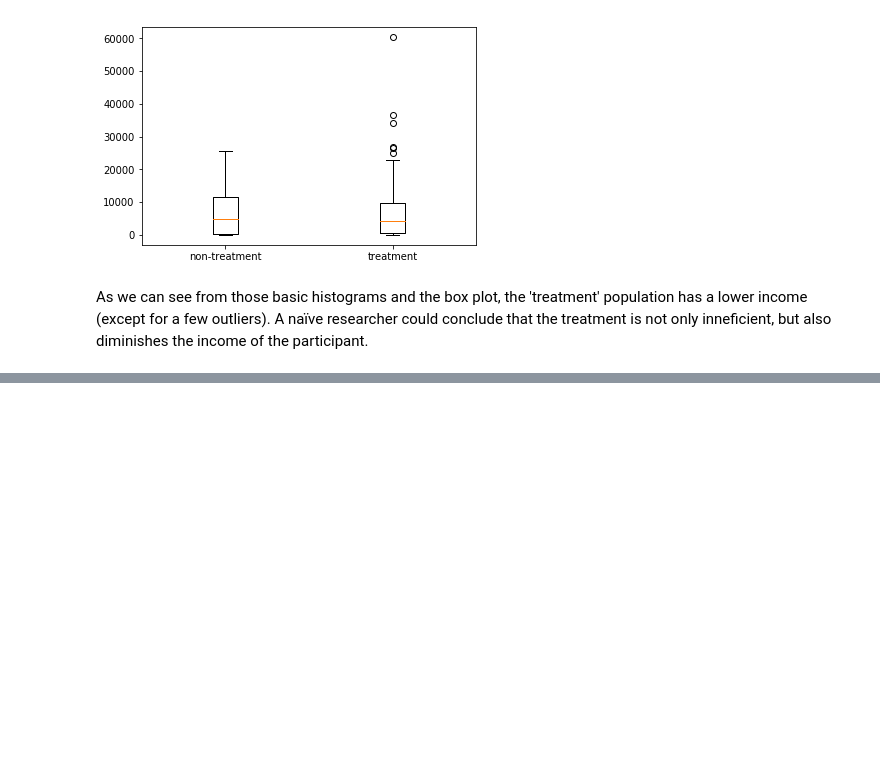
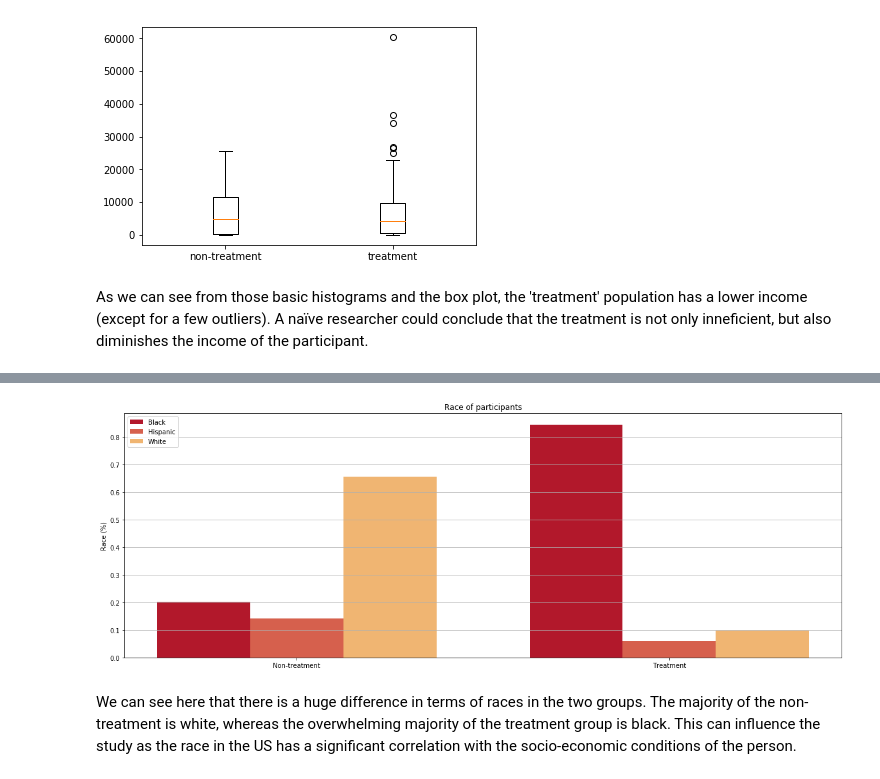
Before and after one commit to RadoslawDryzner/LeRepoDuGuerrier, a Jupyter notebook: Homework04/Homework 4.ipynb, the cells around one changed output, grey strips where cells are left out. Drawn from its saved outputs; the diff is of its cells as text; code cells hidden in the pictures; blank space fills up the shorter version.

```diff
--- a/Homework04/Homework 4.ipynb
+++ b/Homework04/Homework 4.ipynb
@@ -30,6 +30,9 @@ data
 # %%
 data_non_treatment = data[data.treat == 0][['re78']].values
 data_treatment = data[data.treat == 1][['re78']].values
+
+non_treatment_count = len(data_non_treatment)
+treatment_count = len(data_treatment)
 # %%
 plt.hist(data_non_treatment, range=[0, 40000])
 plt.title("Histogram of revenue for non-treatment")
@@ -57,0 +87,34 @@ A naïve researcher could conclude that the treatment is not only inneficient, b
+# %%
+black_non_treatment = len(data[(data.treat == 0) & (data.black == 1)])
+hispan_non_treatment = len(data[(data.treat == 0) & (data.hispan == 1)])
+white_non_treatment = non_treatment_count - black_non_treatment - hispan_non_treatment
+
+black_treatment = len(data[(data.treat == 1) & (data.black == 1)])
+hispan_treatment = len(data[(data.treat == 1) & (data.hispan == 1)])
+white_treatment = treatment_count - black_treatment - hispan_treatment
+# %%
+width = 1/4
+colors = ['#b2182b','#d6604d','#f0b572']
+fig, ax = plt.subplots(figsize=(20,7))
+pos = list(range(2))
+
+plt.bar(pos, [black_non_treatment / non_treatment_count, black_treatment / treatment_count], width, color=colors[0])
+plt.bar([p + width for p in pos], [hispan_non_treatment / non_treatment_count, hispan_treatment / treatment_count], width, color=colors[1])
+plt.bar([p + 2 * width for p in pos], [white_non_treatment / non_treatment_count, white_treatment / treatment_count], width, color=colors[2])
+
+ax.set_ylabel('Race (%)')
+
+ax.set_title('Race of participants')
+
+ax.set_xticks([p + width for p in pos])
+
+plt.legend(['Black', 'Hispanic', 'White'], loc='upper left')
+
+ax.set_xticklabels(['Non-treatment', 'Treatment'])
+
+plt.grid(axis='y')
+plt.show()
+# %% [output]
+[figure, added]
+# %% [markdown]
+We can see here that there is a huge difference in terms of races in the two groups. The majority of the non-treatment is white, whereas the overwhelming majority of the treatment group is black. This can influence the study as the race in the US has a significant correlation with the socio-economic conditions of the person.
```
Also changed, not shown: parts of 16 cells of this notebook.
